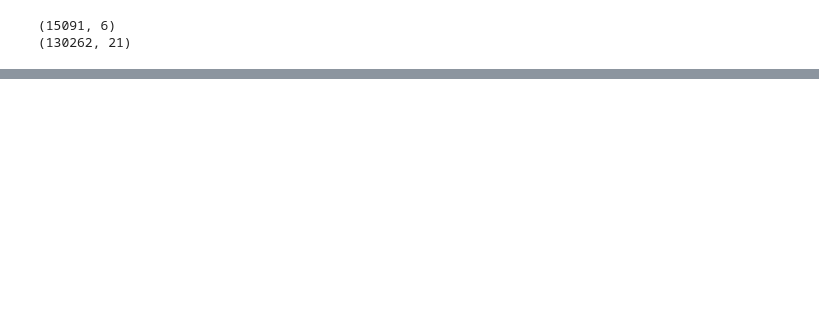
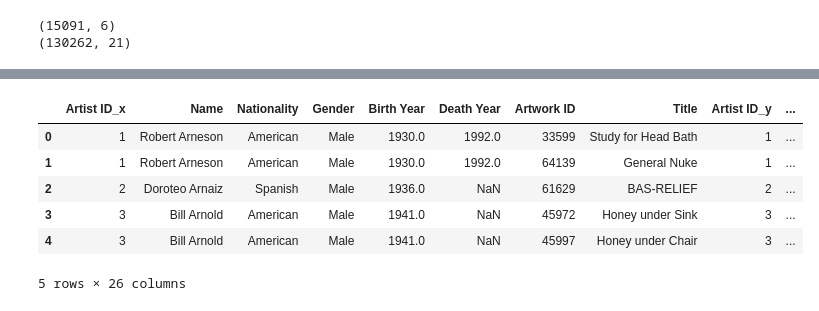
Before and after one commit to pallavi-vishnu/moma-dataset, a Jupyter notebook: moma_data.ipynb, the cells around one changed output, grey strips where cells are left out. Drawn from its saved outputs; the diff is of its cells as text; code cells hidden in the pictures; blank space fills up the shorter version.

```diff
--- a/moma_data.ipynb
+++ b/moma_data.ipynb
@@ -108,0 +153,11 @@ print(artwork.shape)
+# %%
+art_table = pd.merge(artist, artwork, on = 'Name')
+art_table.head()
+# %% [output]
+|  | Artist ID_x | Name | Nationality | Gender | Birth Year | Death Year | Artwork ID | Title | Artist ID_y | ... |
+| 0 | 1 | Robert Arneson | American | Male | 1930.0 | 1992.0 | 33599 | Study for Head Bath | 1 | ... |
+| 1 | 1 | Robert Arneson | American | Male | 1930.0 | 1992.0 | 64139 | General Nuke | 1 | ... |
+| 2 | 2 | Doroteo Arnaiz | Spanish | Male | 1936.0 | NaN | 61629 | BAS-RELIEF | 2 | ... |
+| 3 | 3 | Bill Arnold | American | Male | 1941.0 | NaN | 45972 | Honey under Sink | 3 | ... |
+| 4 | 3 | Bill Arnold | American | Male | 1941.0 | NaN | 45997 | Honey under Chair | 3 | ... |
+5 rows × 26 columns
```
Also changed, not shown: parts of 10 cells of this notebook.
